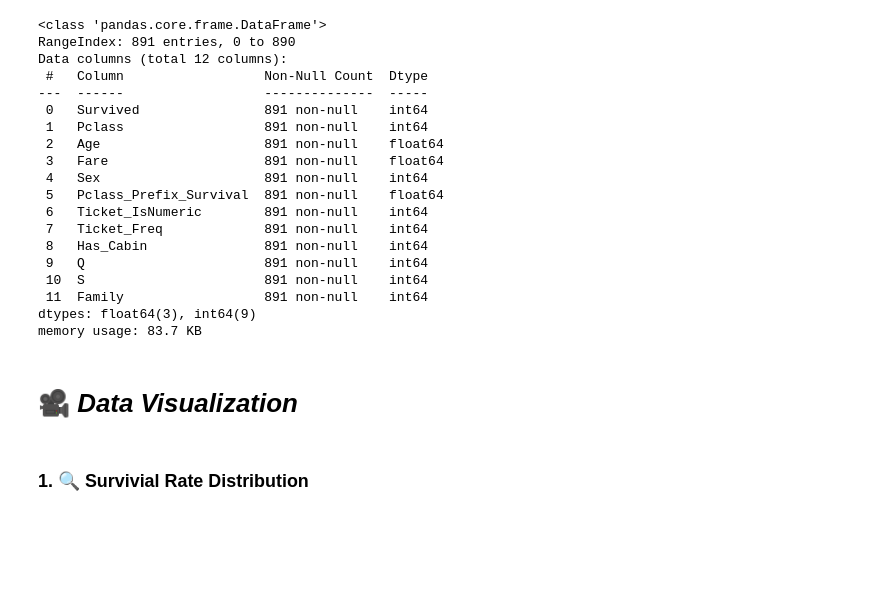
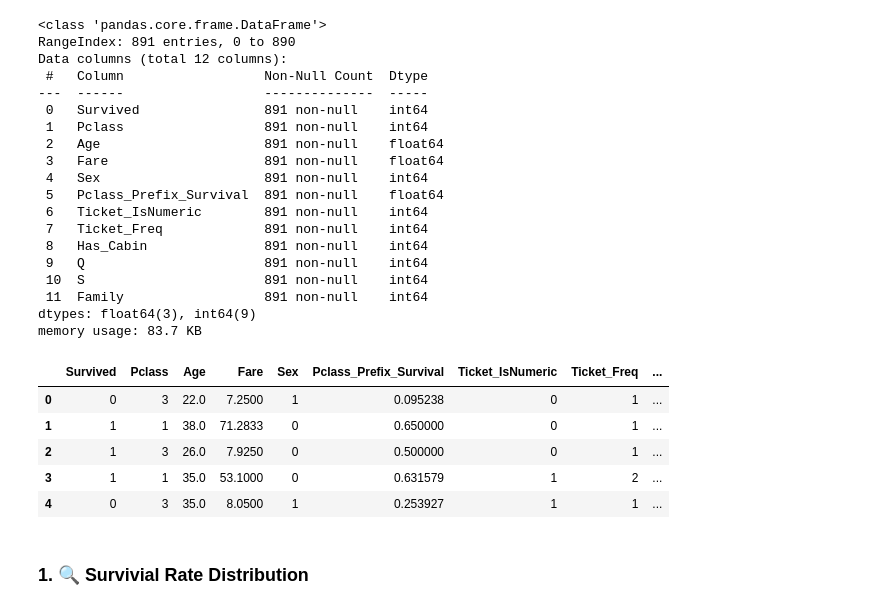
Before and after one commit to yigaai/StoryTelling_with_Data_myTelescope, a Jupyter notebook: titanic-survival-prediction.ipynb, the cells around one changed output. Cells and saved outputs as stored; diff of their text form; code cells hidden in the pictures; blank space fills up the shorter version.

Commit message:
Kaggle Notebook | Titanic_Survival_Prediction  | Titanic_Survival_Prediction

```diff
--- a/titanic-survival-prediction.ipynb
+++ b/titanic-survival-prediction.ipynb
@@ -404,8 +408,15 @@ Data columns (total 12 columns):
  11  Family                  891 non-null    int64
 dtypes: float64(3), int64(9)
 memory usage: 83.7 KB
-# %% [markdown]
-# 🎥   ***Data Visualization***
+# %%
+df.head(5)
+# %% [output]
+|  | Survived | Pclass | Age | Fare | Sex | Pclass_Prefix_Survival | Ticket_IsNumeric | Ticket_Freq | ... |
+| 0 | 0 | 3 | 22.0 | 7.2500 | 1 | 0.095238 | 0 | 1 | ... |
+| 1 | 1 | 1 | 38.0 | 71.2833 | 0 | 0.650000 | 0 | 1 | ... |
+| 2 | 1 | 3 | 26.0 | 7.9250 | 0 | 0.500000 | 0 | 1 | ... |
+| 3 | 1 | 1 | 35.0 | 53.1000 | 0 | 0.631579 | 1 | 2 | ... |
+| 4 | 0 | 3 | 35.0 | 8.0500 | 1 | 0.253927 | 1 | 1 | ... |
 # %% [markdown]
 ### 1. 🔍 **Survivial Rate Distribution**
 # %%
```
Also changed, not shown: parts of 11 cells of this notebook.
